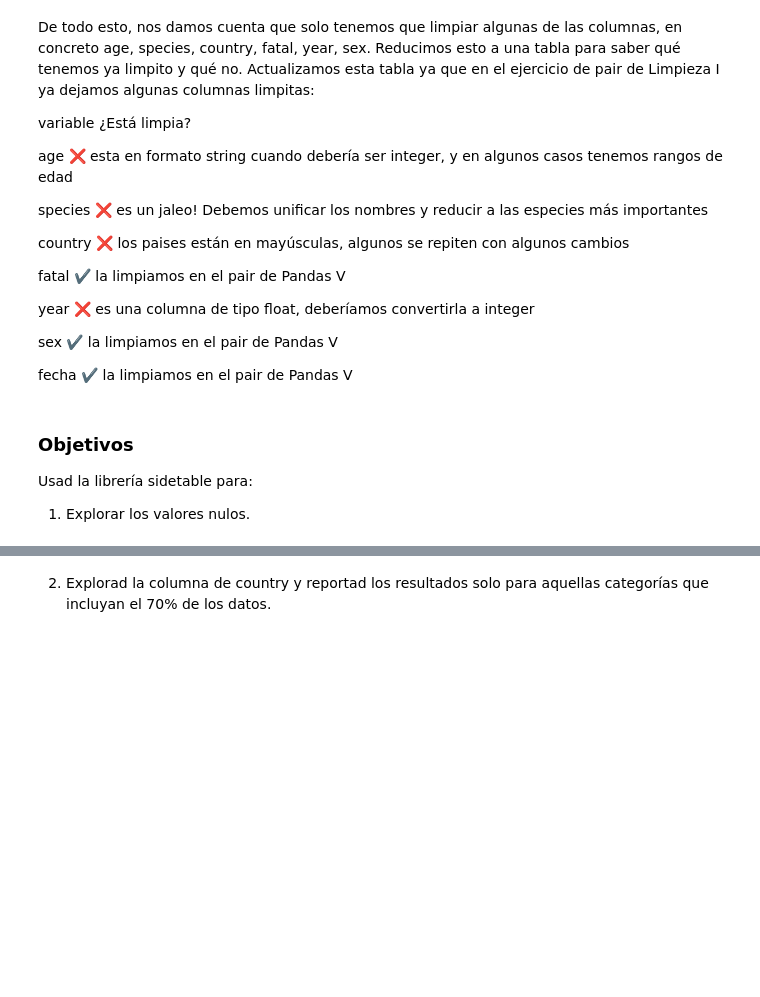
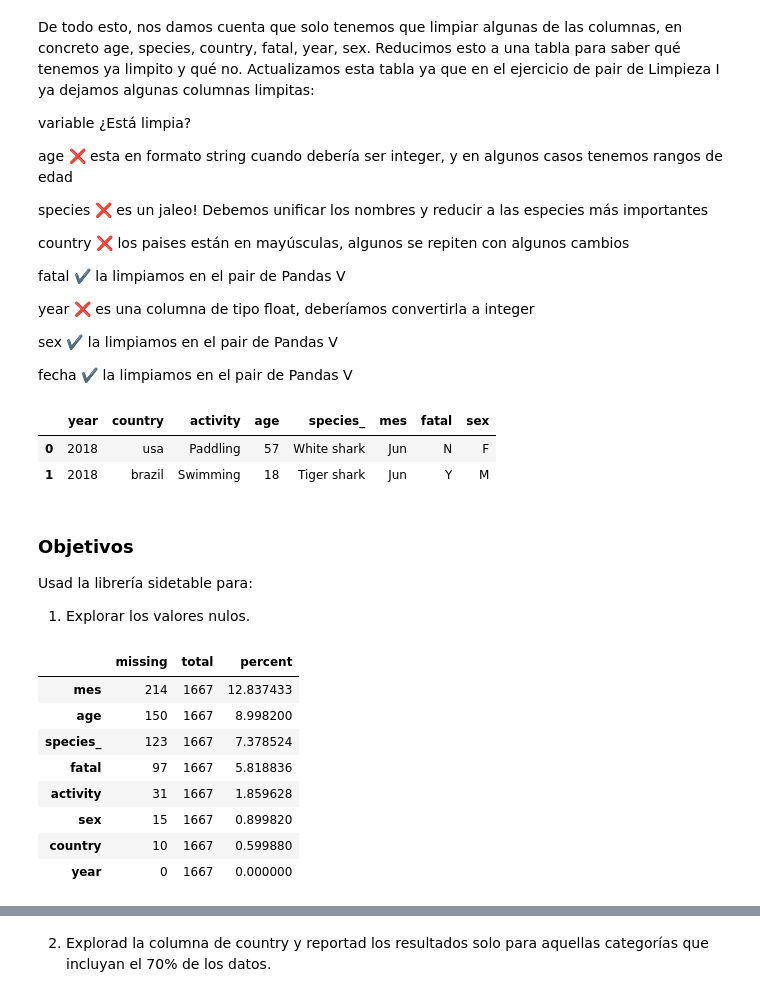
Before and after one commit to Adalab/DA-promo-c-modulo-2-sprint-2-Silvia-Pilar, a Jupyter notebook: EDA/Leccion-11-EDA-II-Nulos-y-Valores-extremos/EDA-II-Nulos-y-Valores-extremos.ipynb, the cells around one changed output, grey strips where cells are left out. Drawn from its saved outputs; the diff is of its cells as text; code cells hidden in the pictures; blank space fills up the shorter version.

```diff
--- a/EDA/Leccion-11-EDA-II-Nulos-y-Valores-extremos/EDA-II-Nulos-y-Valores-extremos.ipynb
+++ b/EDA/Leccion-11-EDA-II-Nulos-y-Valores-extremos/EDA-II-Nulos-y-Valores-extremos.ipynb
@@ -34,5 +39,23 @@ fecha           ✔️ la limpiamos en el pair de Pandas V
+# %%
+df.head(2)
+# %% [output]
+|  | year | country | activity | age | species_ | mes | fatal | sex |
+| 0 | 2018 | usa | Paddling | 57 | White shark | Jun | N | F |
+| 1 | 2018 | brazil | Swimming | 18 | Tiger shark | Jun | Y | M |
 # %% [markdown]
 ### Objetivos
 Usad la librería sidetable para:
 
 1. Explorar los valores nulos.
+# %%
+df.stb.missing()
+# %% [output]
+|  | missing | total | percent |
+| mes | 214 | 1667 | 12.837433 |
+| age | 150 | 1667 | 8.998200 |
+| species_ | 123 | 1667 | 7.378524 |
+| fatal | 97 | 1667 | 5.818836 |
+| activity | 31 | 1667 | 1.859628 |
+| sex | 15 | 1667 | 0.899820 |
+| country | 10 | 1667 | 0.599880 |
+| year | 0 | 1667 | 0.000000 |
```
Also changed, not shown: parts of 15 cells of this notebook, 2 other files.
